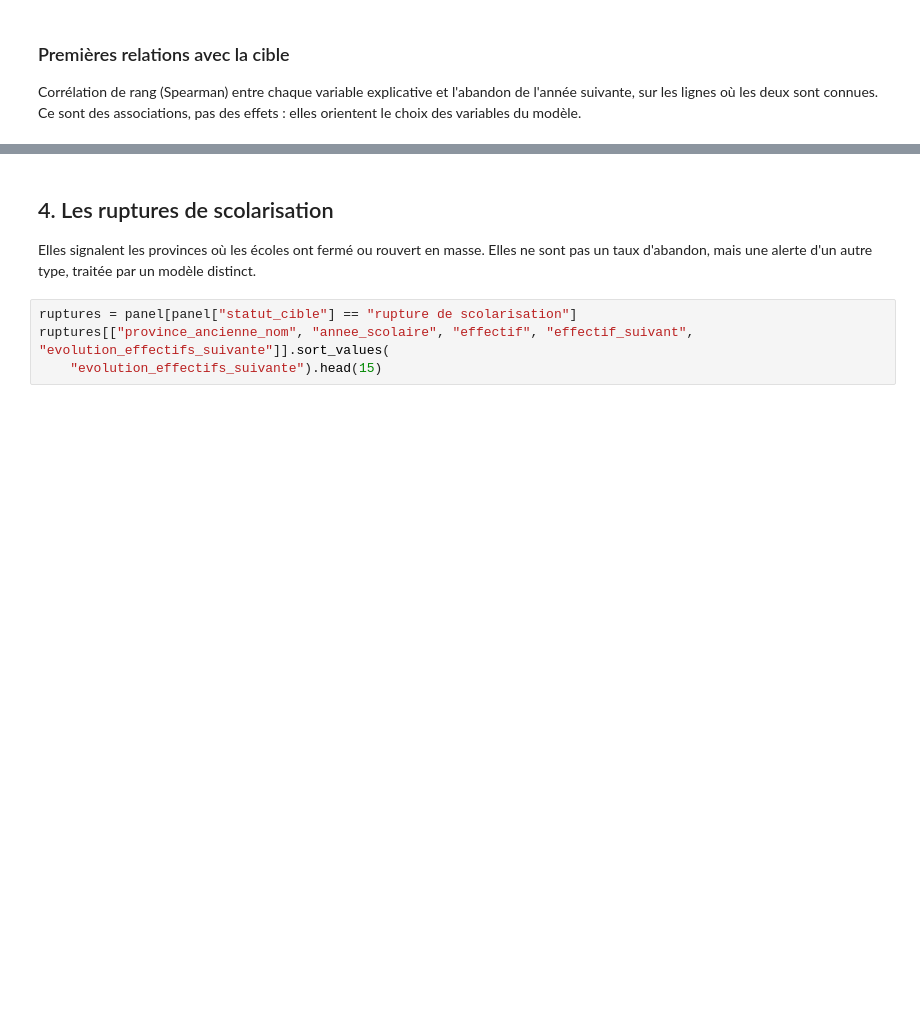
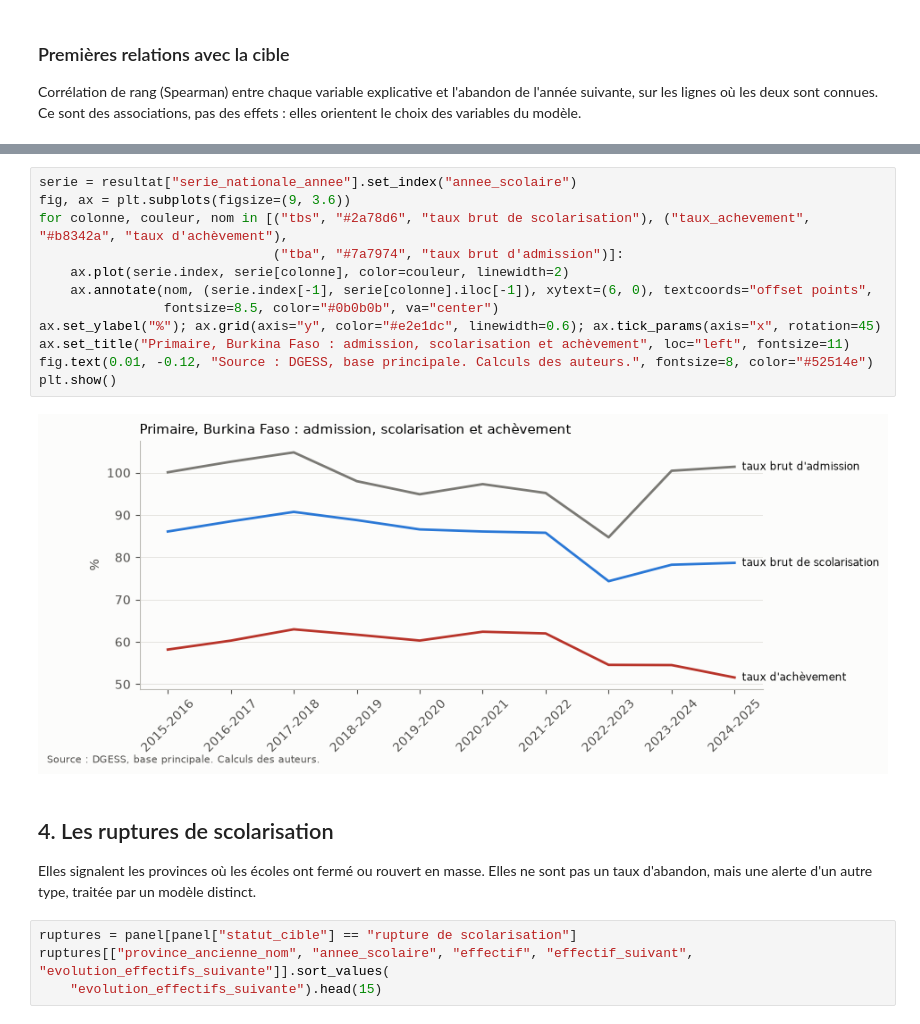
Before and after one commit to datachallenge-edu-bf/sentinelle-scolaire-defi1, a Jupyter notebook: notebooks/03_transformation.ipynb, the cells around one changed output, grey strips where cells are left out. Drawn from its saved outputs; the diff is of its cells as text; blank space fills up the shorter version.

```diff
--- a/notebooks/03_transformation.ipynb
+++ b/notebooks/03_transformation.ipynb
@@ -150,3 +180,17 @@ pd.DataFrame(lignes).sort_values("correlation_rang", key=abs, ascending=False)
+# %%
+serie = resultat["serie_nationale_annee"].set_index("annee_scolaire")
+fig, ax = plt.subplots(figsize=(9, 3.6))
+for colonne, couleur, nom in [("tbs", "#2a78d6", "taux brut de scolarisation"), ("taux_achevement", "#b8342a", "taux d'achèvement"),
+                              ("tba", "#7a7974", "taux brut d'admission")]:
+    ax.plot(serie.index, serie[colonne], color=couleur, linewidth=2)
+    ax.annotate(nom, (serie.index[-1], serie[colonne].iloc[-1]), xytext=(6, 0), textcoords="offset points",
+                fontsize=8.5, color="#0b0b0b", va="center")
+ax.set_ylabel("%"); ax.grid(axis="y", color="#e2e1dc", linewidth=0.6); ax.tick_params(axis="x", rotation=45)
+ax.set_title("Primaire, Burkina Faso : admission, scolarisation et achèvement", loc="left", fontsize=11)
+fig.text(0.01, -0.12, "Source : DGESS, base principale. Calculs des auteurs.", fontsize=8, color="#52514e")
+plt.show()
+# %% [output]
+[figure, added]
 # %% [markdown]
 ## 4. Les ruptures de scolarisation
 
```
Also changed, not shown: parts of 7 cells of this notebook.
